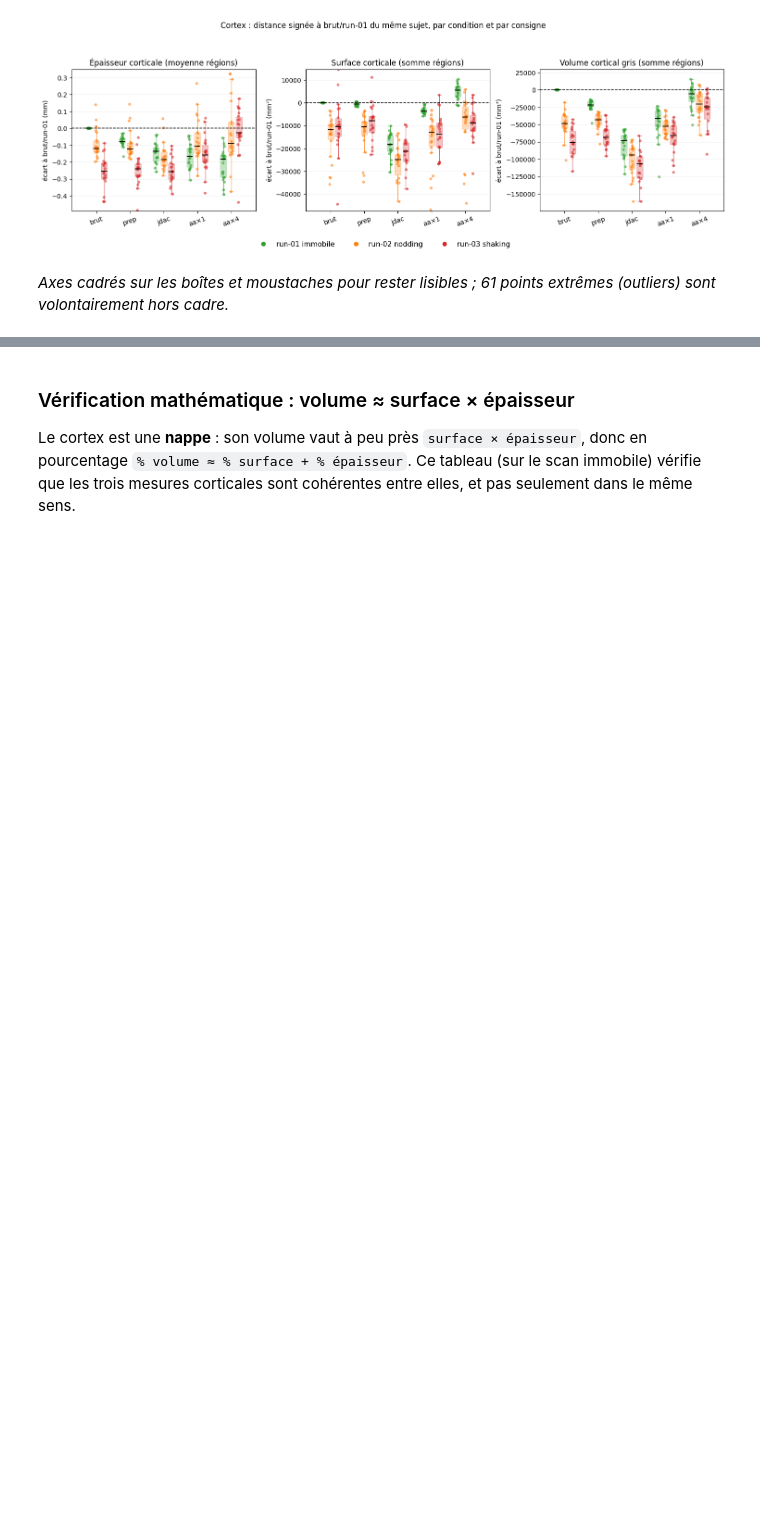
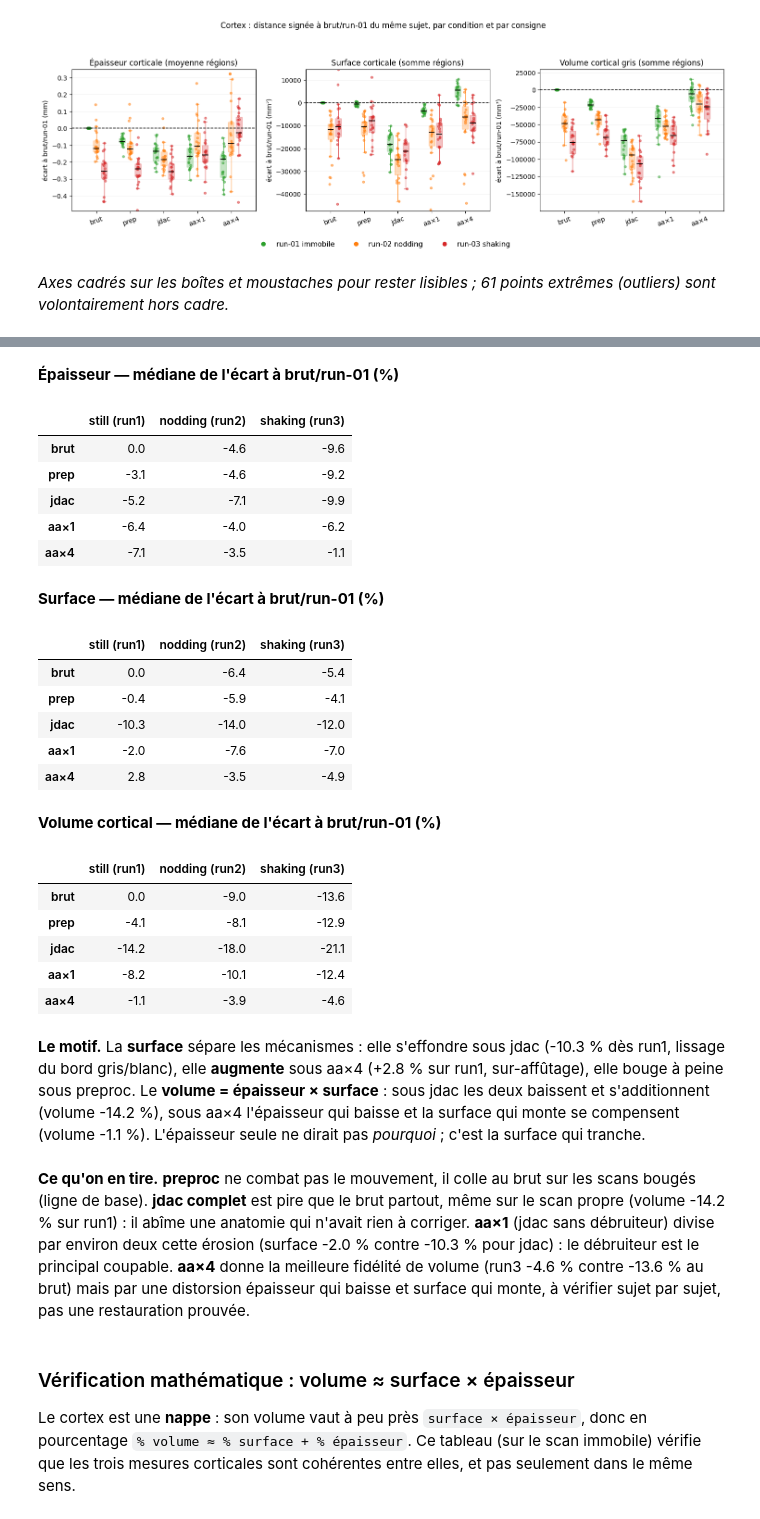
Before and after one commit to math-wil/jdac-motion-correction, a Jupyter notebook: pipelines/ds004332/phase5_fidelity/explore_morphometrie.ipynb, the cells around one changed output, grey strips where cells are left out. Cells and saved outputs as stored; diff of their text form; code cells hidden in the pictures; blank space fills up the shorter version.

Commit message:
Morphométrie partie 1 : lecture chiffrée (médianes condition x consigne) et interprétation

```diff
--- a/pipelines/ds004332/phase5_fidelity/explore_morphometrie.ipynb
+++ b/pipelines/ds004332/phase5_fidelity/explore_morphometrie.ipynb
@@ -183,3 +187,63 @@ if n_hors:
+# %%
+def _median_pct(family, metric, agg, pos=False):
+    per = distance_a_reference(par_acquisition(d, family, metric, agg, positive_only=pos))
+    per["pct"] = 100 * (per["value"] - per["ref"]) / per["ref"]
+    t = (per.groupby(["condition","consigne"], observed=True)["pct"]
+            .median().unstack("consigne").reindex(CONDITIONS)[["still","nodding","shaking"]])
+    t.index = [SHORT[c] for c in t.index]
+    t.columns = ["still (run1)", "nodding (run2)", "shaking (run3)"]
+    return t
+
+tab_ep = _median_pct("cortical_region", "thickness", "mean", pos=True)
+tab_su = _median_pct("cortical_region", "surface_area", "sum")
+tab_vo = _median_pct("cortical_region", "cortical_gray_volume", "sum")
+for titre, t in [("Épaisseur", tab_ep), ("Surface", tab_su), ("Volume cortical", tab_vo)]:
+    display(Markdown(f"**{titre} — médiane de l'écart à brut/run-01 (%)**"))
+    display(t.round(1))
+
+display(Markdown(
+    "**Le motif.** La **surface** sépare les mécanismes : elle s'effondre sous jdac "
+    f"({tab_su.loc['jdac','still (run1)']:.1f} % dès run1, lissage du bord gris/blanc), elle **augmente** sous aa×4 "
+    f"({tab_su.loc['aa×4','still (run1)']:+.1f} % sur run1, sur-affûtage), elle bouge à peine sous preproc. "
+    "Le **volume = épaisseur × surface** : sous jdac les deux baissent et s'additionnent "
+    f"(volume {tab_vo.loc['jdac','still (run1)']:.1f} %), sous aa×4 l'épaisseur qui baisse et la surface qui monte se compensent "
+    f"(volume {tab_vo.loc['aa×4','still (run1)']:.1f} %). L'épaisseur seule ne dirait pas *pourquoi* ; c'est la surface qui tranche."))
+
+display(Markdown(
+    "**Ce qu'on en tire.** "
+    "**preproc** ne combat pas le mouvement, il colle au brut sur les scans bougés (ligne de base). "
+    "**jdac complet** est pire que le brut partout, même sur le scan propre "
+    f"(volume {tab_vo.loc['jdac','still (run1)']:.1f} % sur run1) : il abîme une anatomie qui n'avait rien à corriger. "
+    "**aa×1** (jdac sans débruiteur) divise par environ deux cette érosion "
+    f"(surface {tab_su.loc['aa×1','still (run1)']:.1f} % contre {tab_su.loc['jdac','still (run1)']:.1f} % pour jdac) : "
+    "le débruiteur est le principal coupable. "
+    "**aa×4** donne la meilleure fidélité de volume "
+    f"(run3 {tab_vo.loc['aa×4','shaking (run3)']:.1f} % contre {tab_vo.loc['brut','shaking (run3)']:.1f} % au brut) "
+    "mais par une distorsion épaisseur qui baisse et surface qui monte, à vérifier sujet par sujet, pas une restauration prouvée."))
+# %% [output]
+**Épaisseur — médiane de l'écart à brut/run-01 (%)**
+|  | still (run1) | nodding (run2) | shaking (run3) |
+| brut | 0.0 | -4.6 | -9.6 |
+| prep | -3.1 | -4.6 | -9.2 |
+| jdac | -5.2 | -7.1 | -9.9 |
+| aa×1 | -6.4 | -4.0 | -6.2 |
+| aa×4 | -7.1 | -3.5 | -1.1 |
+**Surface — médiane de l'écart à brut/run-01 (%)**
+|  | still (run1) | nodding (run2) | shaking (run3) |
+| brut | 0.0 | -6.4 | -5.4 |
+| prep | -0.4 | -5.9 | -4.1 |
+| jdac | -10.3 | -14.0 | -12.0 |
+| aa×1 | -2.0 | -7.6 | -7.0 |
+| aa×4 | 2.8 | -3.5 | -4.9 |
+**Volume cortical — médiane de l'écart à brut/run-01 (%)**
+|  | still (run1) | nodding (run2) | shaking (run3) |
+| brut | 0.0 | -9.0 | -13.6 |
+| prep | -4.1 | -8.1 | -12.9 |
+| jdac | -14.2 | -18.0 | -21.1 |
+| aa×1 | -8.2 | -10.1 | -12.4 |
+| aa×4 | -1.1 | -3.9 | -4.6 |
+**Le motif.** La **surface** sépare les mécanismes : elle s'effondre sous jdac (-10.3 % dès run1, lissage du bord gris/blanc), elle **augmente** sous aa×4 (+2.8 % sur run1, sur-affûtage), elle bouge à peine sous preproc. Le **volume = épaisseur × surface** : sous jdac les deux baissent et s'additionnent (volume -14.2 %), sous aa×4 l'épaisseur qui baisse et la surface qui monte se compensent (volume -1.1 %). L'épaisseur seule ne dirait pas *pourquoi* ; c'est la surface qui tranche.
+**Ce qu'on en tire.** **preproc** ne combat pas le mouvement, il colle au brut sur les scans bougés (ligne de base). **jdac complet** est pire que le brut partout, même sur le scan propre (volume -14.2 % sur run1) : il abîme une anatomie qui n'avait rien à corriger. **aa×1** (jdac sans débruiteur) divise par environ deux cette érosion (surface -2.0 % contre -10.3 % pour jdac) : le débruiteur est le principal coupable. **aa×4** donne la meilleure fidélité de volume (run3 -4.6 % contre -13.6 % au brut) mais par une distorsion épaisseur qui baisse et surface qui monte, à vérifier sujet par sujet, pas une restauration prouvée.
 # %% [markdown]
 ### Vérification mathématique : volume ≈ surface × épaisseur
 
```
Also changed, not shown: parts of 1 cell of this notebook, 2 other files.
